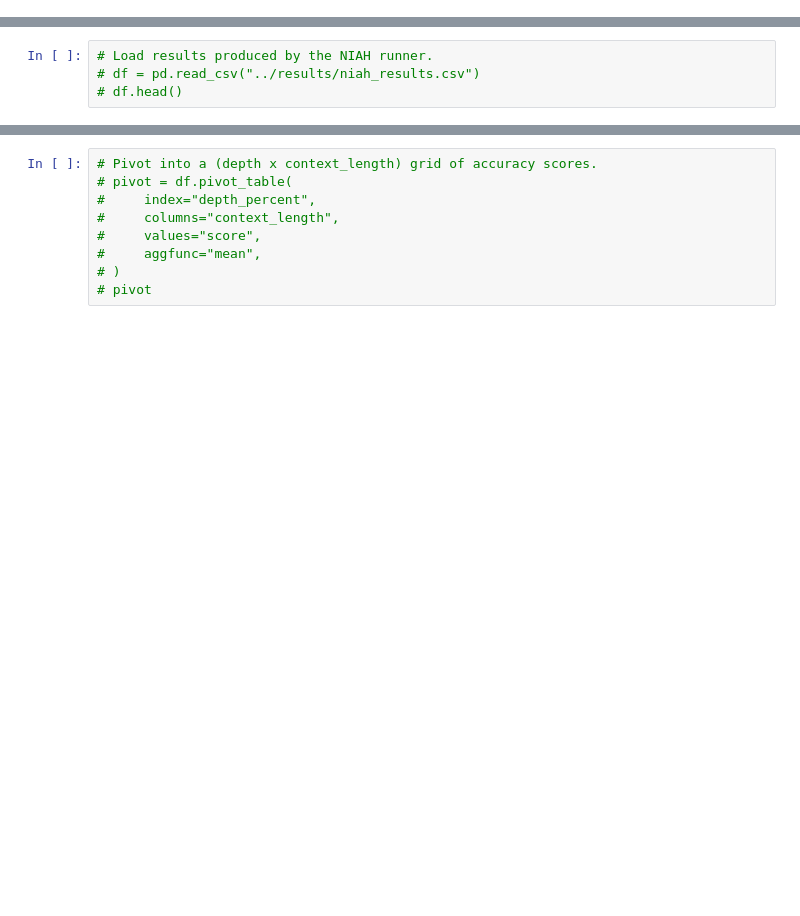
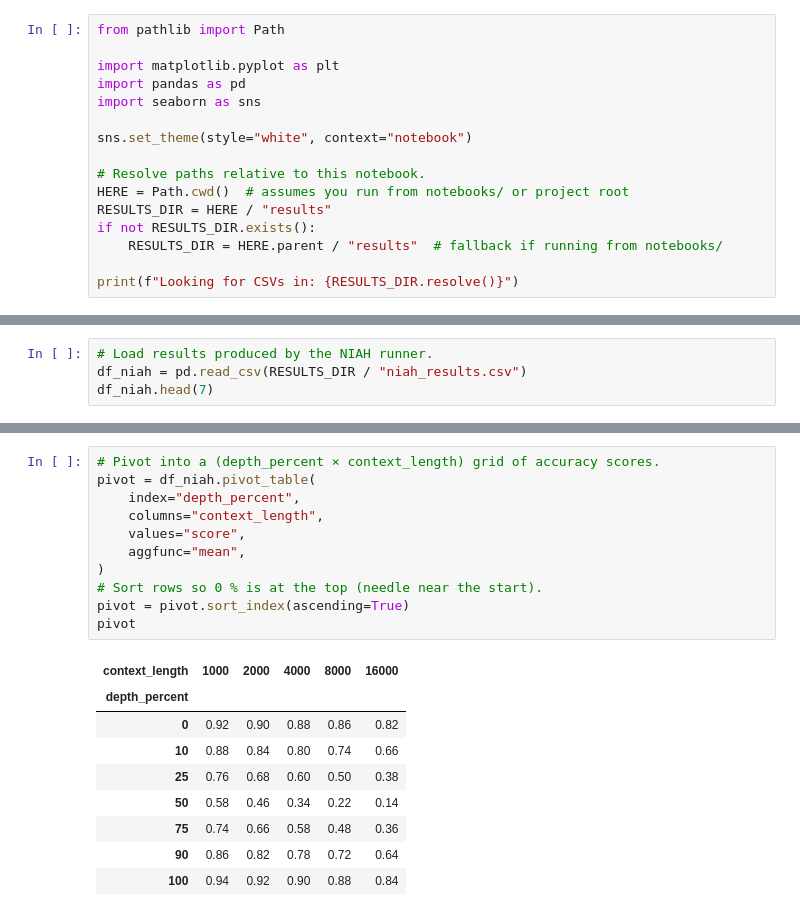
Before and after one commit to M1yanoShiho/IBM_Granite_Project, a Jupyter notebook: notebooks/01_visualize_heatmap.ipynb, the cells around one changed output, grey strips where cells are left out. Cells and saved outputs as stored; diff of their text form; blank space fills up the shorter version.

Commit message:
feat: complete Streamlit demo and notebook implementation

```diff
--- a/notebooks/01_visualize_heatmap.ipynb
+++ b/notebooks/01_visualize_heatmap.ipynb
@@ -14,0 +10,16 @@ sns.set_theme(style="white")
+# %%
+from pathlib import Path
+
+import matplotlib.pyplot as plt
+import pandas as pd
+import seaborn as sns
+
+sns.set_theme(style="white", context="notebook")
+
+# Resolve paths relative to this notebook.
+HERE = Path.cwd()  # assumes you run from notebooks/ or project root
+RESULTS_DIR = HERE / "results"
+if not RESULTS_DIR.exists():
+    RESULTS_DIR = HERE.parent / "results"  # fallback if running from notebooks/
+
+print(f"Looking for CSVs in: {RESULTS_DIR.resolve()}")
@@ -15,4 +31,4 @@ sns.set_theme(style="white")
 # %%
 # Load results produced by the NIAH runner.
-# df = pd.read_csv("../results/niah_results.csv")
-# df.head()
+df_niah = pd.read_csv(RESULTS_DIR / "niah_results.csv")
+df_niah.head(7)
@@ -19,10 +44,22 @@ sns.set_theme(style="white")
 # %%
-# Pivot into a (depth x context_length) grid of accuracy scores.
-# pivot = df.pivot_table(
-#     index="depth_percent",
-#     columns="context_length",
-#     values="score",
-#     aggfunc="mean",
-# )
-# pivot
+# Pivot into a (depth_percent × context_length) grid of accuracy scores.
+pivot = df_niah.pivot_table(
+    index="depth_percent",
+    columns="context_length",
+    values="score",
+    aggfunc="mean",
+)
+# Sort rows so 0 % is at the top (needle near the start).
+pivot = pivot.sort_index(ascending=True)
+pivot
+# %% [output]
+| context_length | 1000 | 2000 | 4000 | 8000 | 16000 |
+| depth_percent |  |  |  |  |  |
+| 0 | 0.92 | 0.90 | 0.88 | 0.86 | 0.82 |
+| 10 | 0.88 | 0.84 | 0.80 | 0.74 | 0.66 |
+| 25 | 0.76 | 0.68 | 0.60 | 0.50 | 0.38 |
+| 50 | 0.58 | 0.46 | 0.34 | 0.22 | 0.14 |
+| 75 | 0.74 | 0.66 | 0.58 | 0.48 | 0.36 |
+| 90 | 0.86 | 0.82 | 0.78 | 0.72 | 0.64 |
+| 100 | 0.94 | 0.92 | 0.90 | 0.88 | 0.84 |
 # %%
```
Also changed, not shown: parts of 17 cells of this notebook, 1 other file.
